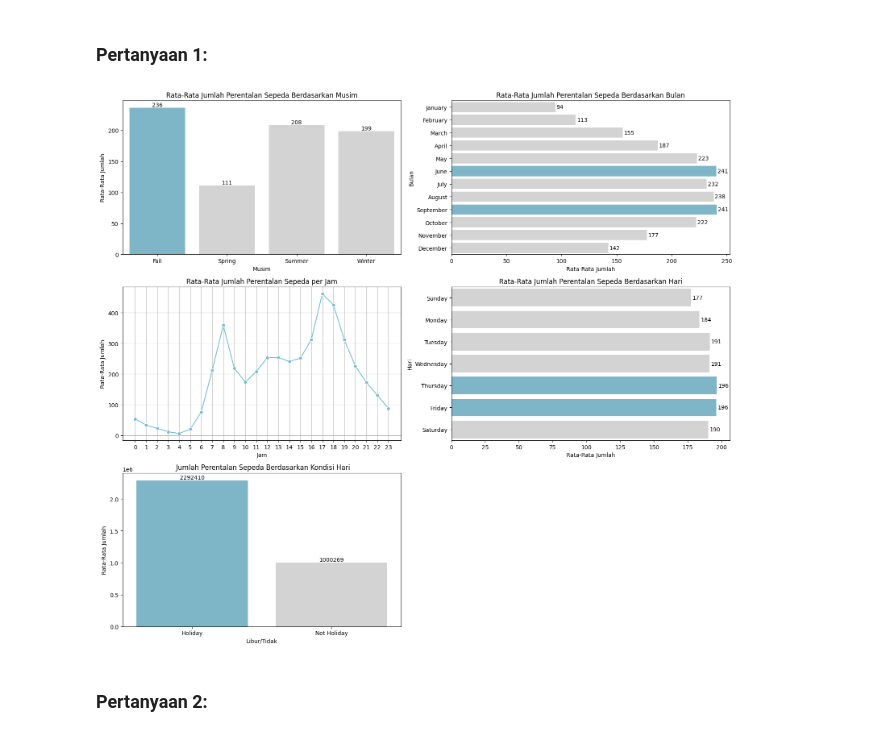
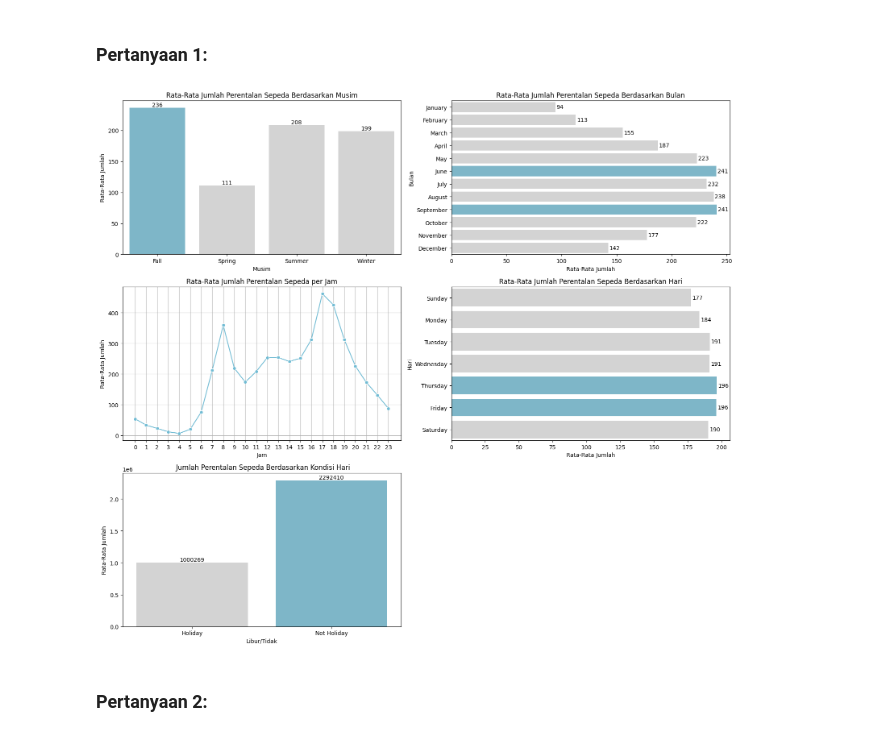
Before and after one commit to aljauzr/pad-submission-dicoding, a Jupyter notebook: notebook.ipynb, the cells around one changed output. Cells and saved outputs as stored; diff of their text form; code cells hidden in the pictures.

```diff
--- a/notebook.ipynb
+++ b/notebook.ipynb
@@ -296,8 +297,8 @@ hour_df['weekday'] = hour_df['weekday'].map(weekday_mapping)
 
 # Mengubah nilai kolom 'workingday' menjadi nilai kategori
 workingday_mapping = {
-    0: 'Not Holiday',
-    1: 'Holiday'
+    0: 'Holiday',
+    1: 'Not Holiday'
 }
 hour_df['workingday'] = hour_df['workingday'].map(workingday_mapping)
 
@@ -605,35 +606,35 @@ axs[1, 0].grid(True)
 
 # 4. Rata-Rata Jumlah Perentalan Sepeda Berdasarkan Hari
 mean_cnt_per_weekday = hour_df.groupby('weekday', observed=True)['cnt'].mean().reset_index()
 weekday_order = ["Sunday", "Monday", "Tuesday", "Wednesday", "Thursday", "Friday", "Saturday"]
 mean_cnt_per_weekday['weekday'] = pd.Categorical(mean_cnt_per_weekday['weekday'], categories=weekday_order, ordered=True)
 mean_cnt_per_weekday = mean_cnt_per_weekday.sort_values('weekday')
 colors = ["#D3D3D3", "#D3D3D3", "#D3D3D3", "#D3D3D3", "#72BCD4", "#72BCD4", "#D3D3D3"]
 sns.barplot(data=mean_cnt_per_weekday, y='weekday', x='cnt', palette=colors, hue='weekday', ax=axs[1, 1])
 for i, row in mean_cnt_per_weekday.iterrows():
     axs[1, 1].text(row['cnt'] + 1, row['weekday'], round(row['cnt']), va='center', color='black')
 axs[1, 1].set_title('Rata-Rata Jumlah Perentalan Sepeda Berdasarkan Hari')
 axs[1, 1].set_xlabel('Rata-Rata Jumlah')
 axs[1, 1].set_ylabel('Hari')
 
 # 5. Rata-Rata Jumlah Perentalan Sepeda Berdasarkan Kondisi Hari
 sum_cnt_per_workingday = hour_df.groupby('workingday')['cnt'].sum().reset_index()
 max_value = sum_cnt_per_workingday['cnt'].sum()
-colors = ["#72BCD4", "#D3D3D3"]
+colors = [ "#D3D3D3", "#72BCD4"]
 sns.barplot(data=sum_cnt_per_workingday, x='workingday', y='cnt', palette=colors, hue='workingday', legend=False, ax=axs[2, 0])
 for index, row in sum_cnt_per_workingday.iterrows():
     axs[2, 0].text(index, row['cnt'], round(row['cnt']), color='black', ha="center", va="bottom")
 axs[2, 0].set_title(' Jumlah Perentalan Sepeda Berdasarkan Kondisi Hari')
 axs[2, 0].set_xlabel('Libur/Tidak')
 axs[2, 0].set_ylabel('Rata-Rata Jumlah')
 
 # Kosongkan subplot terakhir
 axs[2, 1].axis('off')
 
 plt.tight_layout()
 plt.show()
 # %% [output]
-[figure, old version]
+[figure, new version]
 # %% [markdown]
 ### Pertanyaan 2:
 # %%
```
Also changed, not shown: parts of 8 cells of this notebook, 7 other files.
